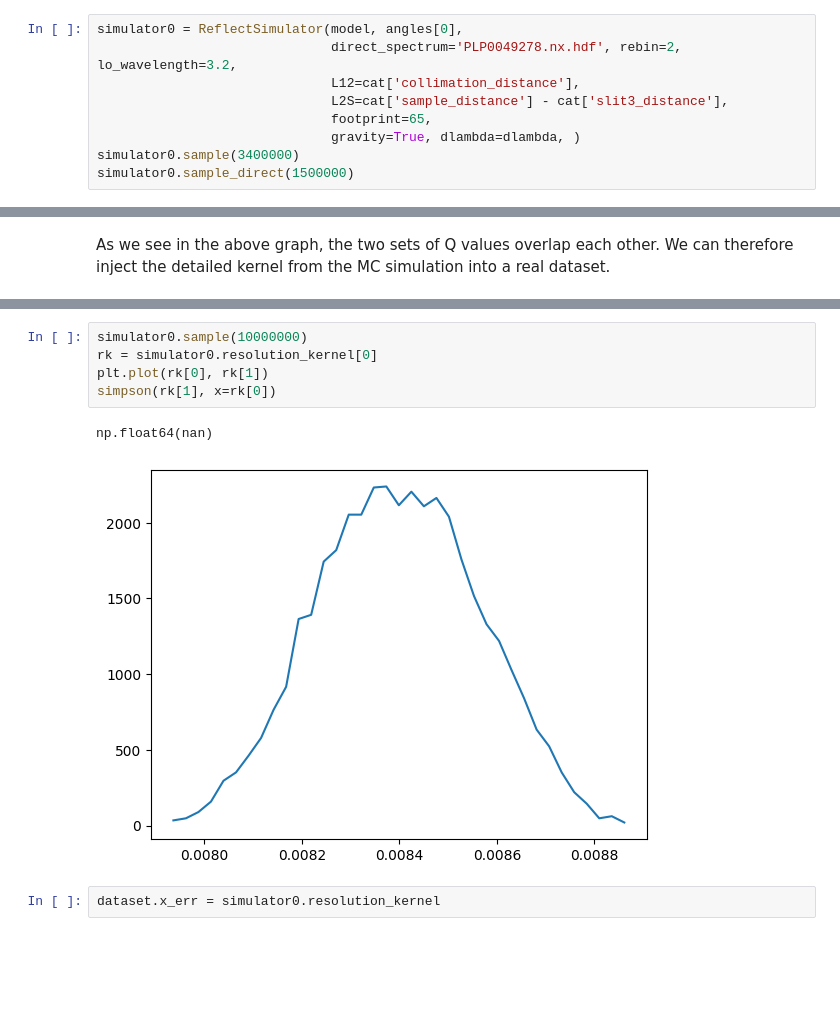
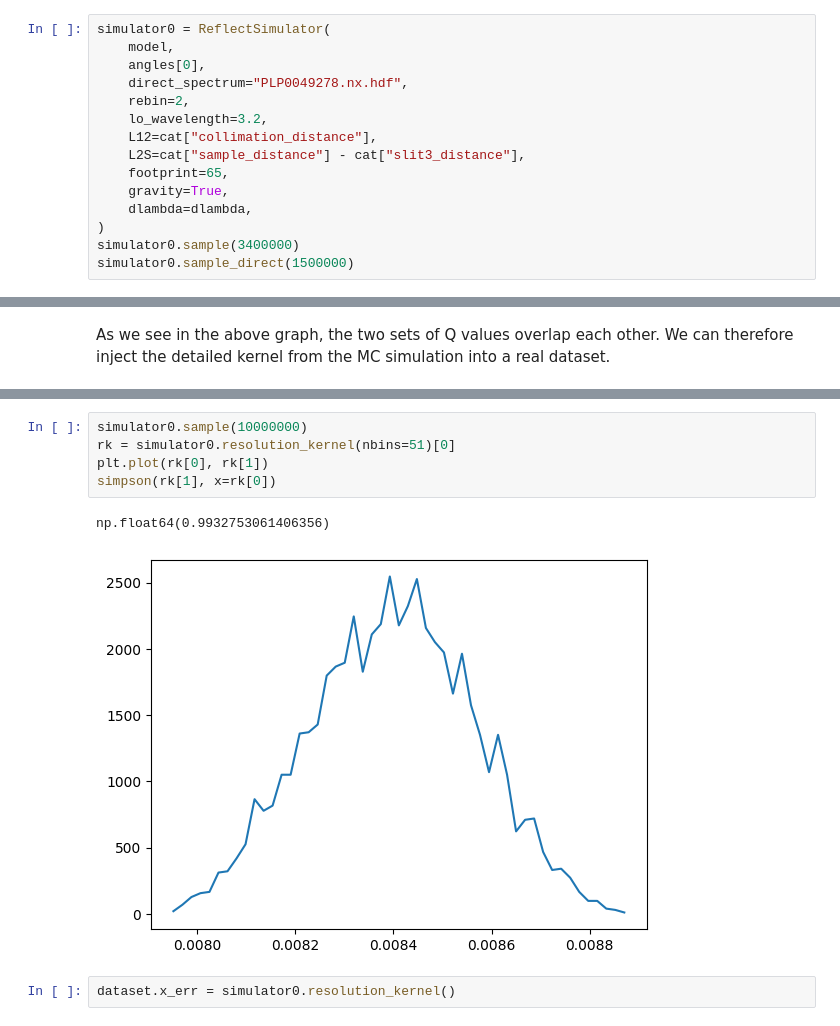
Before and after one commit to refnx/refnx-models, a Jupyter notebook: platypus-simulate/real_sample_comparison.ipynb, the cells around one changed output, grey strips where cells are left out. Cells and saved outputs as stored; diff of their text form; blank space fills up the shorter version.

```diff
--- a/platypus-simulate/real_sample_comparison.ipynb
+++ b/platypus-simulate/real_sample_comparison.ipynb
@@ -41,12 +41,18 @@ si = SLD(2.07)
 s = air | sio2(225, 3) | si(0, 3)
 model = ReflectModel(s, bkg=5e-7)
 # %%
-simulator0 = ReflectSimulator(model, angles[0],
-                              direct_spectrum='PLP0049278.nx.hdf', rebin=2, lo_wavelength=3.2,
-                              L12=cat['collimation_distance'],
-                              L2S=cat['sample_distance'] - cat['slit3_distance'],
-                              footprint=65,
-                              gravity=True, dlambda=dlambda, )
+simulator0 = ReflectSimulator(
+    model,
+    angles[0],
+    direct_spectrum="PLP0049278.nx.hdf",
+    rebin=2,
+    lo_wavelength=3.2,
+    L12=cat["collimation_distance"],
+    L2S=cat["sample_distance"] - cat["slit3_distance"],
+    footprint=65,
+    gravity=True,
+    dlambda=dlambda,
+)
 simulator0.sample(3400000)
 simulator0.sample_direct(1500000)
 # %%
@@ -64,10 +70,10 @@ plt.yscale('log')
 # %%
 simulator0.sample(10000000)
-rk = simulator0.resolution_kernel[0]
+rk = simulator0.resolution_kernel(nbins=51)[0]
 plt.plot(rk[0], rk[1])
 simpson(rk[1], x=rk[0])
 # %% [output]
-np.float64(nan)
+np.float64(0.9932753061406356)
-[figure, old version]
+[figure, new version]
 # %%
-dataset.x_err = simulator0.resolution_kernel
+dataset.x_err = simulator0.resolution_kernel()
```
Also changed, not shown: parts of 2 cells of this notebook, 2 other files.
